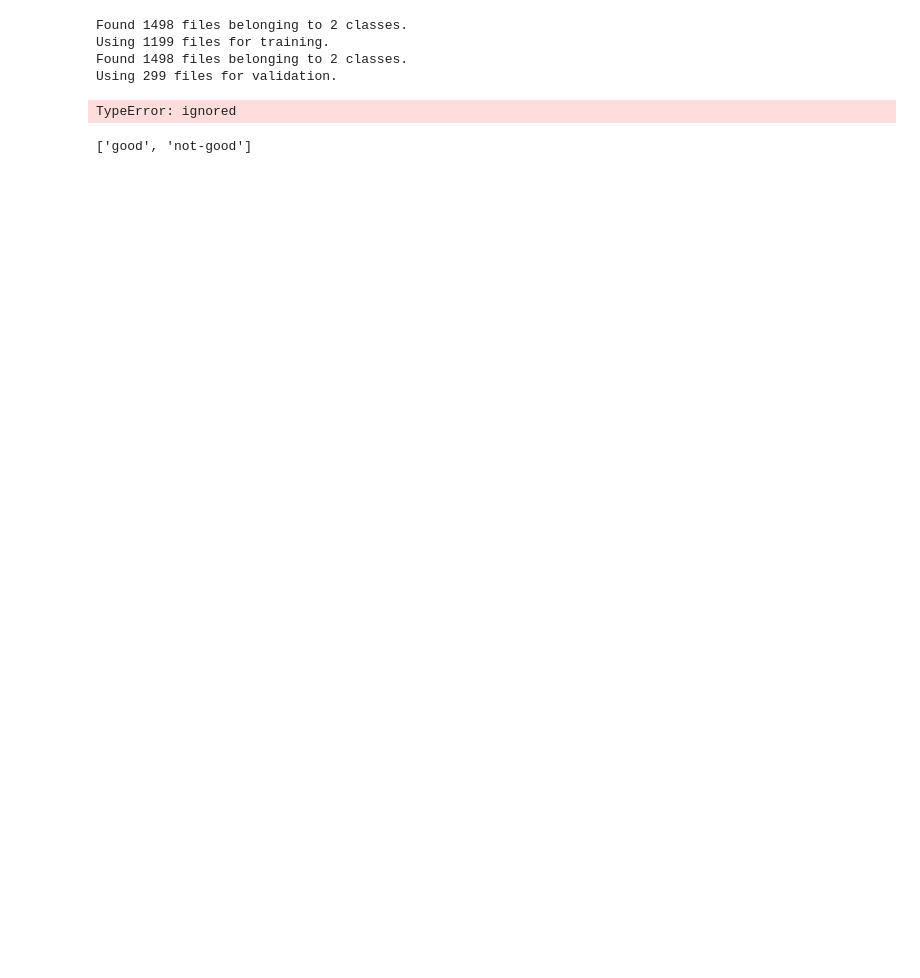
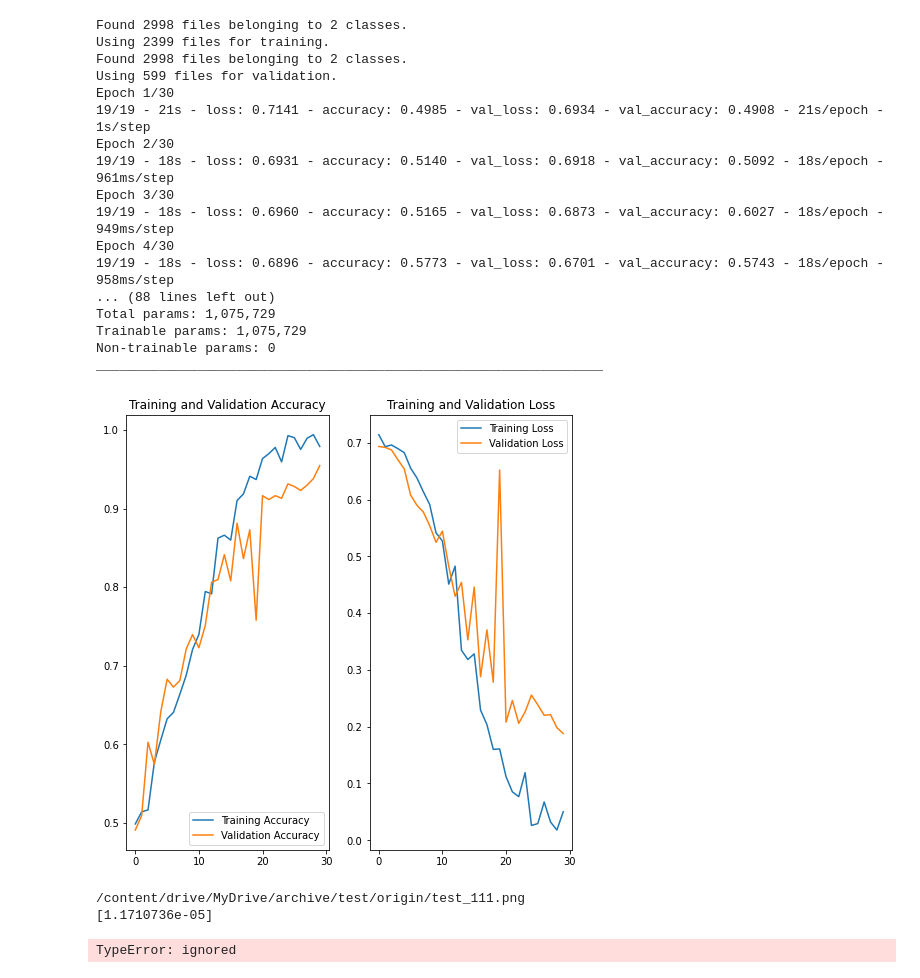
Before and after one commit to Gullen-Sw/Corpy-Co.inc-Assignment, a Jupyter notebook: binary_model.ipynb, the cells around one changed output. Drawn from its saved outputs; the diff is of its cells as text; code cells hidden in the pictures; blank space fills up the shorter version.

```diff
--- a/binary_model.ipynb
+++ b/binary_model.ipynb
@@ -11,12 +11,12 @@ from tensorflow.keras import layers
 from  matplotlib import pyplot as plt
 import matplotlib.image as mpimg
 
-batch_size = 64
+batch_size = 128
 validation_rate = 0.2
 img_height = 256
 img_width = 256
 
-data_dir = '/content/drive/MyDrive/archive/train/normal/Augmentation'
+data_dir = '/content/drive/MyDrive/archive/train/normal/Augmentation/3000'
 test_dir = '/content/drive/MyDrive/archive/test/origin'
 
 """
@@ -59,7 +59,7 @@ test_generator = test_gen.flow_from_directory(
 
 train_ds = keras.preprocessing.image_dataset_from_directory(
     data_dir,
-    label_mode = 'categorical',
+    label_mode = 'binary',
     validation_split = validation_rate,
     subset="training",
     seed=42,
@@ -68,7 +68,7 @@ train_ds = keras.preprocessing.image_dataset_from_directory(
 
 val_ds = tf.keras.preprocessing.image_dataset_from_directory(
   data_dir,
-  label_mode = 'categorical',
+  label_mode = 'binary',
   validation_split = validation_rate,
   subset="validation",
   seed=42,
@@ -76,7 +76,6 @@ val_ds = tf.keras.preprocessing.image_dataset_from_directory(
   batch_size=batch_size)
 
 class_names = train_ds.class_names
-num_classes = 2
 
 model = keras.Sequential()
 #model.add(layers.experimental.preprocessing.RandomFlip("horizontal", input_shape=(img_height, img_width,3)))
@@ -85,12 +84,12 @@ model = keras.Sequential()
 model.add(layers.experimental.preprocessing.Rescaling(1/255))
 model.add(layers.Conv2D(16, 3, padding = 'same', activation='relu'))
 model.add(layers.MaxPooling2D(padding = 'same'),)
-#model.add(layers.Conv2D(16, 3, padding = 'same', activation='relu'))
-#model.add(layers.MaxPooling2D(padding = 'same'))
+model.add(layers.Conv2D(16, 3, padding = 'same', activation='relu'))
+model.add(layers.MaxPooling2D(padding = 'same'))
 model.add(layers.Conv2D(32, 3, padding = 'same', activation='relu'))
 model.add(layers.MaxPooling2D(padding = 'same'))
-#model.add(layers.Conv2D(32, 3, padding = 'same', activation='relu'))
-#model.add(layers.MaxPooling2D(padding = 'same'))
+model.add(layers.Conv2D(32, 3, padding = 'same', activation='relu'))
+model.add(layers.MaxPooling2D(padding = 'same'))
 model.add(layers.Flatten())
 """
 model.add(layers.Dropout(0.2))
@@ -129,61 +128,78 @@ model = Sequential([
 ])
 """
 
-epochs=10
-model.compile(optimizer = keras.optimizers.Adam(1e-3),
-              loss = keras.losses.binary_crossentropy(from_logits = True),
+epochs = 30
+model.compile(optimizer = keras.optimizers.RMSprop(1e-3),
+              loss = 'binary_crossentropy',
               metrics=['accuracy'])
 
 history = model.fit(train_ds, batch_size = batch_size, epochs = epochs,
-                    validation_data = val_ds)
+                    validation_data = val_ds, verbose = 2)
 model.summary()
 
 acc = history.history['accuracy']
 val_acc = history.history['val_accuracy']
 
 loss=history.history['loss']
 val_loss=history.history['val_loss']
 
 epochs_range = range(epochs)
 
 plt.figure(figsize=(8, 8))
 plt.subplot(1, 2, 1)
 plt.plot(epochs_range, acc, label='Training Accuracy')
 plt.plot(epochs_range, val_acc, label='Validation Accuracy')
 plt.legend(loc='lower right')
 plt.title('Training and Validation Accuracy')
 
 plt.subplot(1, 2, 2)
 plt.plot(epochs_range, loss, label='Training Loss')
 plt.plot(epochs_range, val_loss, label='Validation Loss')
 plt.legend(loc='upper right')
 plt.title('Training and Validation Loss')
 plt.savefig("/content/drive/MyDrive/archive/result.png")
 plt.show()
 
+lis_good = []
+lis_ng = []
+
 for file in os.listdir('/content/drive/MyDrive/archive/test/origin'):
     path = os.path.join('/content/drive/MyDrive/archive/test/origin', file)
     print(path)
-    image = cv2.imread(path)
-    image = cv2.resize(image, (img_height, img_width))
-    image = np.array(image)
-    image = image.astype('float32')
+    image = keras.preprocessing.image.load_img(
+        path, target_size = (img_height, img_width)
+    )
     img_array = keras.preprocessing.image.img_to_array(image)
     img_array = tf.expand_dims(img_array, 0) # Create a batch
 
     predictions = model.predict(img_array)
-    score = tf.nn.softmax(predictions[0])
-    print(
-        "The image {} most likely belongs to {} with a {:.2f} percent confidence."
-        .format(str(file), class_names[np.argmax(score)], 100 * np.max(score))
-    )
+    print(predictions[0])
+
+    if predictions[0] == 0:
+        lis_good.append(file)
+        print(lis_good + "is a good bolt.")
+    else:
+        lis_ng.append(file)
+        print(lis_ng + "is a not good bolt.")
 # %% [output]
-Found 1498 files belonging to 2 classes.
-Using 1199 files for training.
-Found 1498 files belonging to 2 classes.
-Using 299 files for validation.
+Found 2998 files belonging to 2 classes.
+Using 2399 files for training.
+Found 2998 files belonging to 2 classes.
+Using 599 files for validation.
+Epoch 1/30
+19/19 - 21s - loss: 0.7141 - accuracy: 0.4985 - val_loss: 0.6934 - val_accuracy: 0.4908 - 21s/epoch - 1s/step
+Epoch 2/30
+19/19 - 18s - loss: 0.6931 - accuracy: 0.5140 - val_loss: 0.6918 - val_accuracy: 0.5092 - 18s/epoch - 961ms/step
+Epoch 3/30
+19/19 - 18s - loss: 0.6960 - accuracy: 0.5165 - val_loss: 0.6873 - val_accuracy: 0.6027 - 18s/epoch - 949ms/step
+Epoch 4/30
+19/19 - 18s - loss: 0.6896 - accuracy: 0.5773 - val_loss: 0.6701 - val_accuracy: 0.5743 - 18s/epoch - 958ms/step
+... (88 lines left out)
+Total params: 1,075,729
+Trainable params: 1,075,729
+Non-trainable params: 0
+_________________________________________________________________
+[figure, added]
-TypeError: ignored
+/content/drive/MyDrive/archive/test/origin/test_111.png
+[1.1710736e-05]
+TypeError: ignored
-# %%
-print(class_names)
-# %% [output]
-['good', 'not-good']
```
Also changed, not shown: parts of 3 cells of this notebook.
